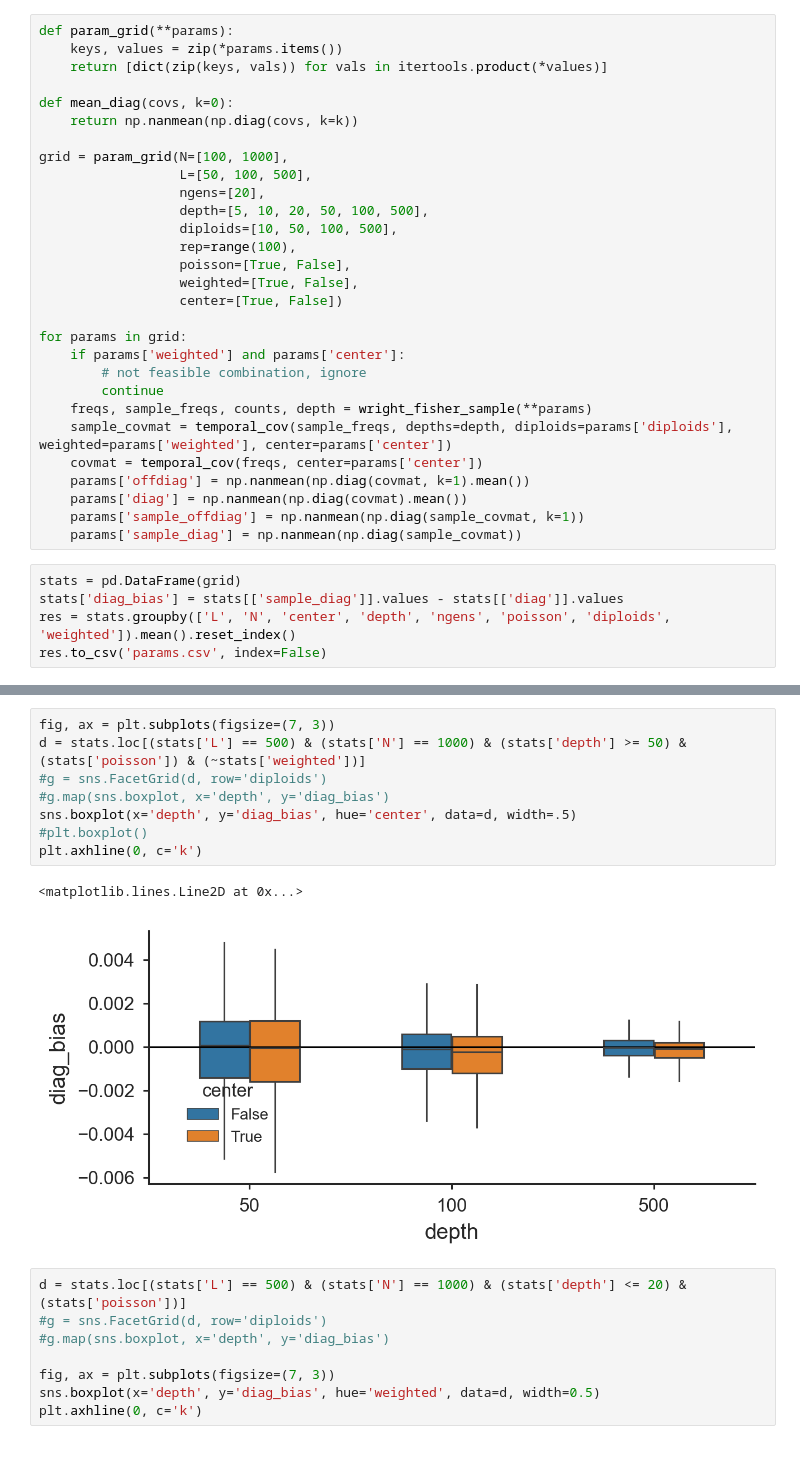
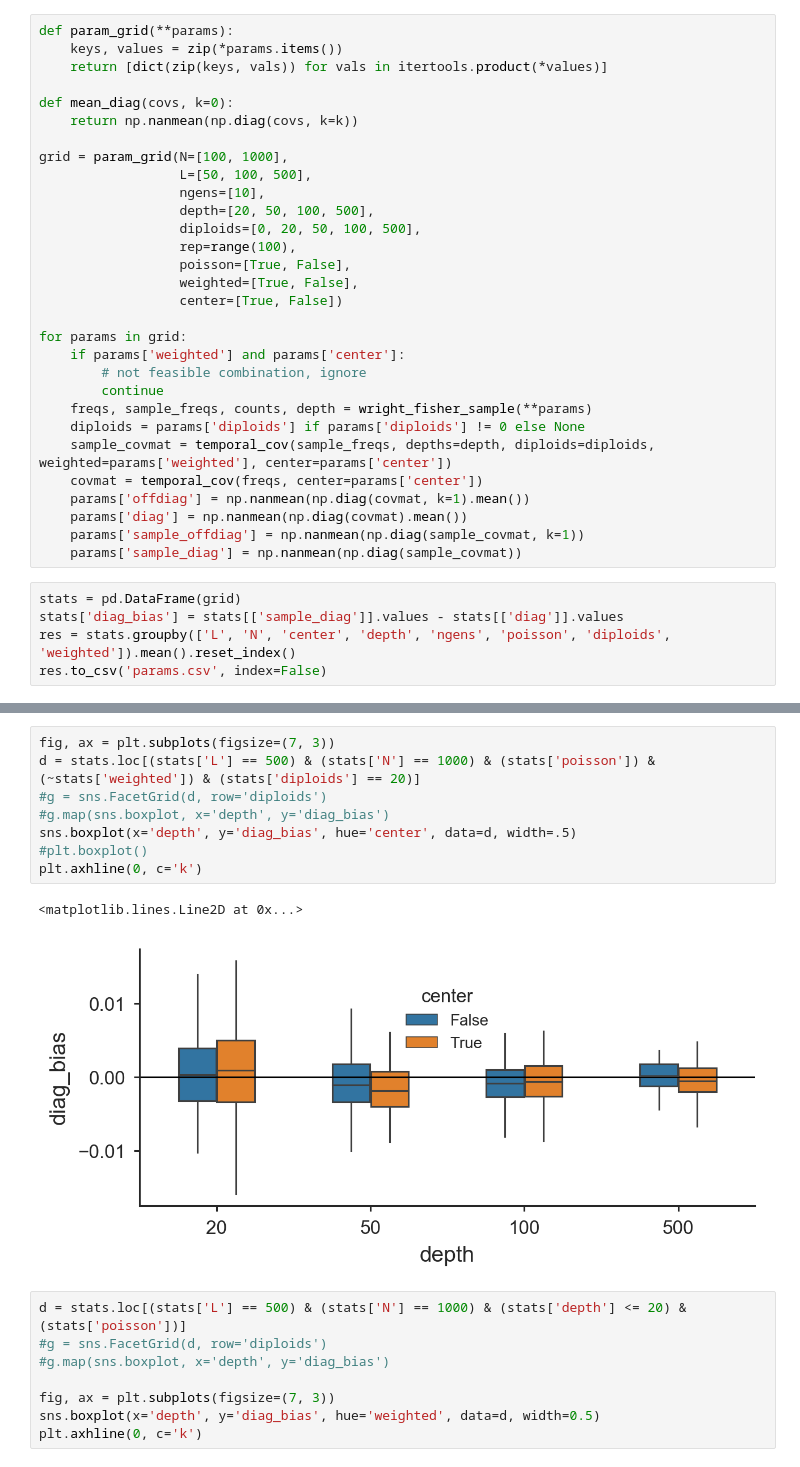
Before and after one commit to vsbuffalo/cvtk, a Jupyter notebook: notebooks/covariance-estimation.ipynb, the cells around one changed output, grey strips where cells are left out. Cells and saved outputs as stored; diff of their text form.

```diff
--- a/notebooks/covariance-estimation.ipynb
+++ b/notebooks/covariance-estimation.ipynb
@@ -75,9 +65,9 @@ def mean_diag(covs, k=0):
 
 grid = param_grid(N=[100, 1000],
                   L=[50, 100, 500],
-                  ngens=[20],
-                  depth=[5, 10, 20, 50, 100, 500],
-                  diploids=[10, 50, 100, 500],
+                  ngens=[10],
+                  depth=[20, 50, 100, 500],
+                  diploids=[0, 20, 50, 100, 500],
                   rep=range(100),
                   poisson=[True, False],
                   weighted=[True, False],
@@ -88,7 +78,8 @@ for params in grid:
         # not feasible combination, ignore
         continue
     freqs, sample_freqs, counts, depth = wright_fisher_sample(**params)
-    sample_covmat = temporal_cov(sample_freqs, depths=depth, diploids=params['diploids'], weighted=params['weighted'], center=params['center'])
+    diploids = params['diploids'] if params['diploids'] != 0 else None
+    sample_covmat = temporal_cov(sample_freqs, depths=depth, diploids=diploids, weighted=params['weighted'], center=params['center'])
     covmat = temporal_cov(freqs, center=params['center'])
     params['offdiag'] = np.nanmean(np.diag(covmat, k=1).mean())
     params['diag'] = np.nanmean(np.diag(covmat).mean())
@@ -115,14 +106,14 @@ plt.axhline(0, c='k')
 # %%
 fig, ax = plt.subplots(figsize=(7, 3))
-d = stats.loc[(stats['L'] == 500) & (stats['N'] == 1000) & (stats['depth'] >= 50) & (stats['poisson']) & (~stats['weighted'])]
+d = stats.loc[(stats['L'] == 500) & (stats['N'] == 1000) & (stats['poisson']) & (~stats['weighted']) & (stats['diploids'] == 20)]
 #g = sns.FacetGrid(d, row='diploids')
 #g.map(sns.boxplot, x='depth', y='diag_bias')
 sns.boxplot(x='depth', y='diag_bias', hue='center', data=d, width=.5)
 #plt.boxplot()
 plt.axhline(0, c='k')
 # %% [output]
 <matplotlib.lines.Line2D at 0x...>
-[figure, old version]
+[figure, new version]
 # %%
 d = stats.loc[(stats['L'] == 500) & (stats['N'] == 1000) & (stats['depth'] <= 20) & (stats['poisson'])]
 #g = sns.FacetGrid(d, row='diploids')
```
Also changed, not shown: parts of 6 cells of this notebook, 2 other files.
